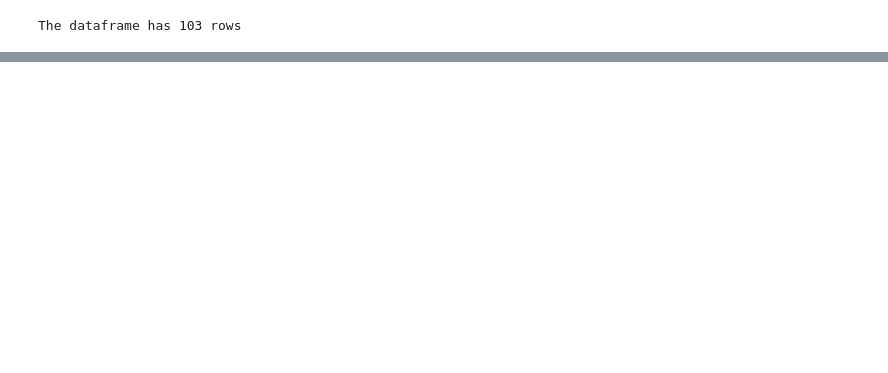
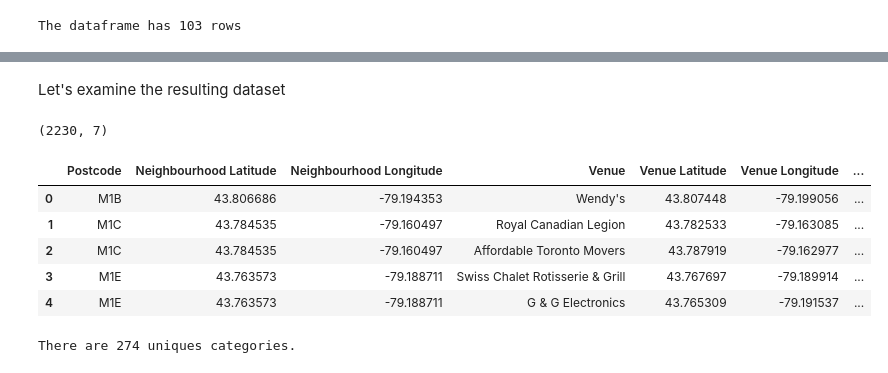
Before and after one commit to andrealegria/Coursera_Capstone, a Jupyter notebook: Segmenting and Clustering Neighbourhoods.ipynb, the cells around one changed output, grey strips where cells are left out. Cells and saved outputs as stored; diff of their text form; code cells hidden in the pictures; blank space fills up the shorter version.

```diff
--- a/Segmenting and Clustering Neighbourhoods.ipynb
+++ b/Segmenting and Clustering Neighbourhoods.ipynb
@@ -51,0 +108,8 @@ The dataframe has 103 rows
+# %%
+address = 'Toronto, CA'
+
+geolocator = Nominatim(user_agent="toronto_explorer")
+location = geolocator.geocode(address)
+latitude = location.latitude
+longitude = location.longitude
+print('The geograpical coordinate of Toronto are {}, {}.'.format(latitude, longitude))
@@ -51,0 +120,19 @@ The dataframe has 103 rows
+# %%
+# create map of Toronto using latitude and longitude values
+map_toronto = folium.Map(location=[latitude, longitude], zoom_start=10)
+
+# add markers to map
+for lat, lng, borough, neighbourhood in zip(df['Latitude'], df['Longitude'], df['Borough'], df['Neighbourhood']):
+    label = '{}, {}'.format(neighbourhood, borough)
+    label = folium.Popup(label, parse_html=True)
+    folium.CircleMarker(
+        [lat, lng],
+        radius=5,
+        popup=label,
+        color='blue',
+        fill=True,
+        fill_color='#3186cc',
+        fill_opacity=0.7,
+        parse_html=False).add_to(map_toronto)
+
+map_toronto
@@ -51,0 +143,8 @@ The dataframe has 103 rows
+# %%
+CLIENT_ID = 'MZWRYDM1HP2ZDSEIO3YZGFNZRTI30N1SOJQMMP0YM0IGBYQS' # your Foursquare ID
+CLIENT_SECRET = 'CFPNXZDKE0NRZ03C5INHRPTZHM3MHEEYIPPAIY0MTTOZJBH3' # your Foursquare Secret
+VERSION = '20180605' # Foursquare API version
+LIMIT=100 #max venues retrieved from Foursquare for each Postal Code
+print('Your credentails:')
+print('CLIENT_ID: ' + CLIENT_ID)
+print('CLIENT_SECRET:' + CLIENT_SECRET)
@@ -51,0 +199,5 @@ The dataframe has 103 rows
+# %%
+toronto_venues = getNearbyVenues(names=df['Postcode'],
+                                   latitudes=df['Latitude'],
+                                   longitudes=df['Longitude']
+                                  )
@@ -51,0 +222,17 @@ The dataframe has 103 rows
+# %% [markdown]
+Let's examine the resulting dataset
+# %%
+print(toronto_venues.shape)
+toronto_venues.head()
+# %% [output]
+(2230, 7)
+|  | Postcode | Neighbourhood Latitude | Neighbourhood Longitude | Venue | Venue Latitude | Venue Longitude | ... |
+| 0 | M1B | 43.806686 | -79.194353 | Wendy's | 43.807448 | -79.199056 | ... |
+| 1 | M1C | 43.784535 | -79.160497 | Royal Canadian Legion | 43.782533 | -79.163085 | ... |
+| 2 | M1C | 43.784535 | -79.160497 | Affordable Toronto Movers | 43.787919 | -79.162977 | ... |
+| 3 | M1E | 43.763573 | -79.188711 | Swiss Chalet Rotisserie & Grill | 43.767697 | -79.189914 | ... |
+| 4 | M1E | 43.763573 | -79.188711 | G & G Electronics | 43.765309 | -79.191537 | ... |
+# %%
+print('There are {} uniques categories.'.format(len(toronto_venues['Venue Category'].unique())))
+# %% [output]
+There are 274 uniques categories.
```
Also changed, not shown: parts of 49 cells of this notebook.
